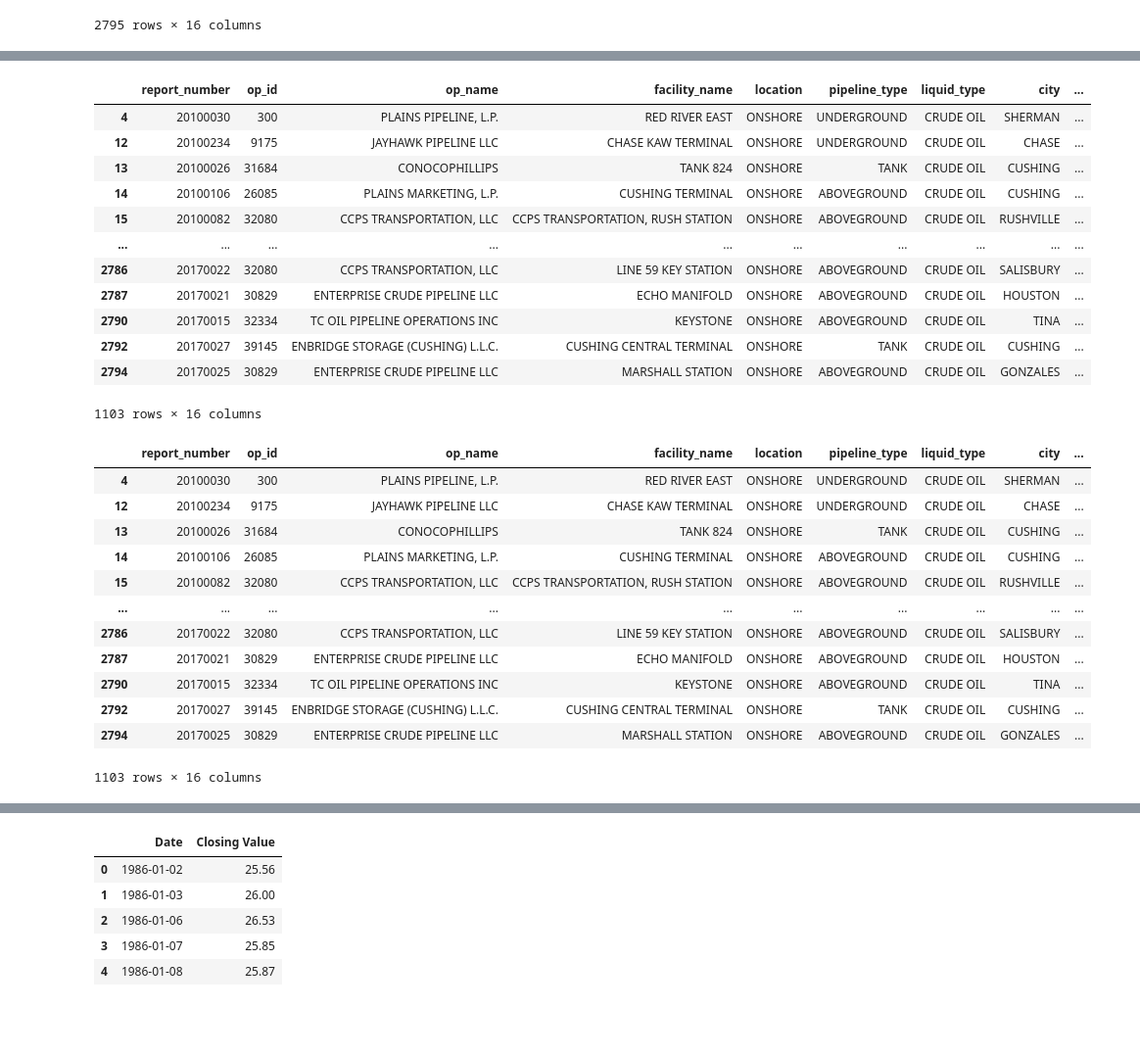
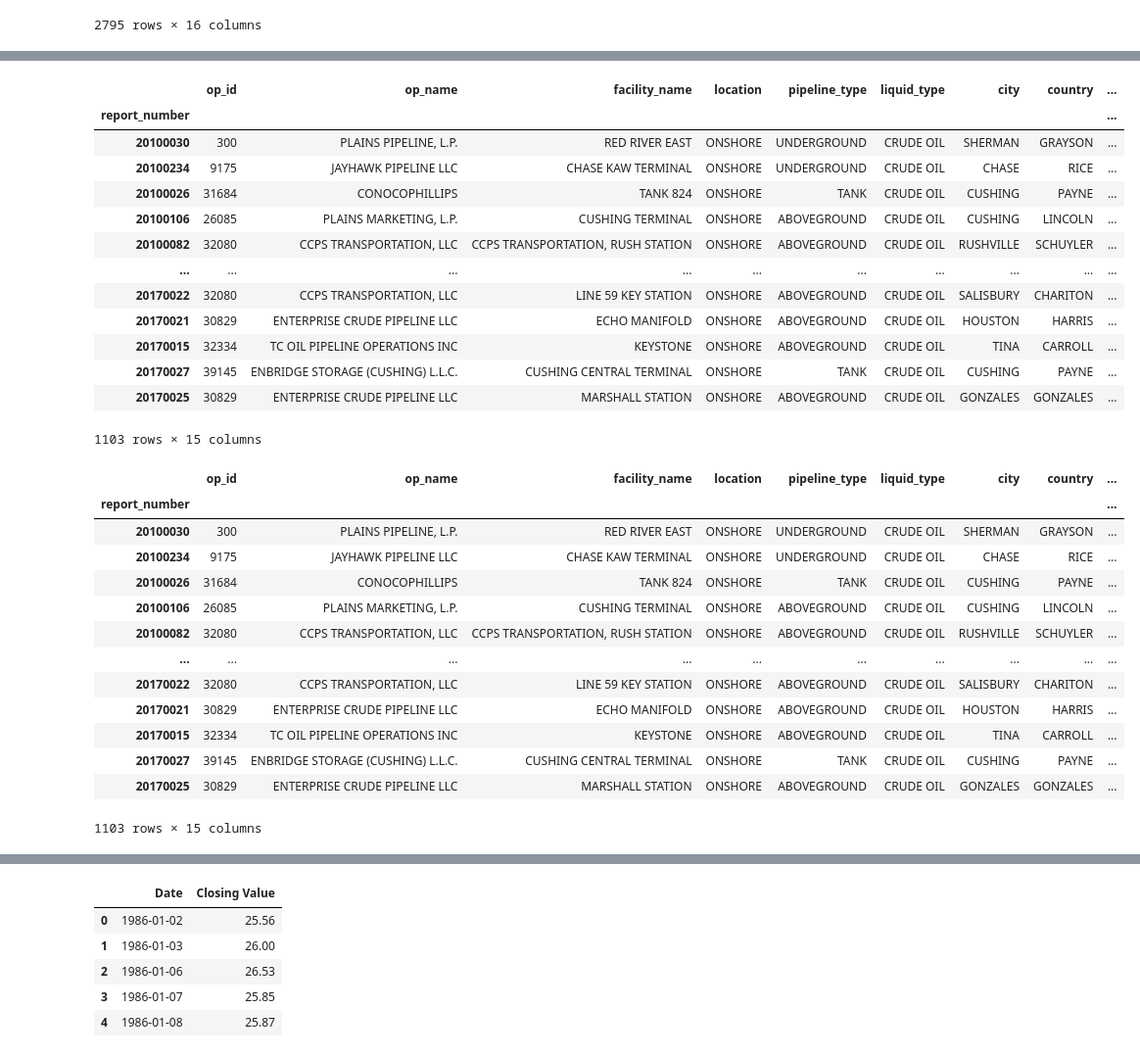
Before and after one commit to KirstieMcCown/ETL-Project, a Jupyter notebook: oil.ipynb, the cells around one changed output, grey strips where cells are left out. Shown at 98% size. Cells and saved outputs as stored; diff of their text form; code cells hidden in the pictures; blank space fills up the shorter version.

```diff
--- a/oil.ipynb
+++ b/oil.ipynb
@@ -67,5 +67,7 @@ new_accidents_df
 # Rename columns in accidents df
 new_accidents_df = new_accidents_df.rename(columns={'Report Number': 'report_number', 'Accident Date/Time' : 'accident_date', 'Operator ID' : 'op_id', 'Operator Name' : 'op_name','Pipeline/Facility Name' : 'facility_name', 'Pipeline Location' : 'location', 'Pipeline Type' : 'pipeline_type','Liquid Type' : 'liquid_type', 'Accident City' : 'city','Accident County': 'country','Accident State' : 'state', 'Cause Category' : 'cause_cat', 'Cause Subcategory' : 'cause_subcat', 'Pipeline Shutdown' : 'shutdown', 'Shutdown Date/Time' : "shut_date_time", 'Restart Date/Time' : 'restart_date_time'})
 
+new_accidents_df=new_accidents_df.set_index('report_number')
+
 new_accidents_df
 # %% [output]
@@ -188,37 +193,41 @@ cleaned_accidents["date"] = cleaned_accidents["accident_date"].str.split(expand
 cleaned_accidents = cleaned_accidents.drop(['accident_date'], axis = 1)
 cleaned_accidents
 # %% [output]
-|  | report_number | op_id | op_name | facility_name | location | pipeline_type | liquid_type | city | ... |
-| 4 | 20100030 | 300 | PLAINS PIPELINE, L.P. | RED RIVER EAST | ONSHORE | UNDERGROUND | CRUDE OIL | SHERMAN | ... |
-| 12 | 20100234 | 9175 | JAYHAWK PIPELINE LLC | CHASE KAW TERMINAL | ONSHORE | UNDERGROUND | CRUDE OIL | CHASE | ... |
-| 13 | 20100026 | 31684 | CONOCOPHILLIPS | TANK 824 | ONSHORE | TANK | CRUDE OIL | CUSHING | ... |
-| 14 | 20100106 | 26085 | PLAINS MARKETING, L.P. | CUSHING TERMINAL | ONSHORE | ABOVEGROUND | CRUDE OIL | CUSHING | ... |
-| 15 | 20100082 | 32080 | CCPS TRANSPORTATION, LLC | CCPS TRANSPORTATION, RUSH STATION | ONSHORE | ABOVEGROUND | CRUDE OIL | RUSHVILLE | ... |
+|  | op_id | op_name | facility_name | location | pipeline_type | liquid_type | city | country | ... |
+| report_number |  |  |  |  |  |  |  |  | ... |
+| 20100030 | 300 | PLAINS PIPELINE, L.P. | RED RIVER EAST | ONSHORE | UNDERGROUND | CRUDE OIL | SHERMAN | GRAYSON | ... |
+| 20100234 | 9175 | JAYHAWK PIPELINE LLC | CHASE KAW TERMINAL | ONSHORE | UNDERGROUND | CRUDE OIL | CHASE | RICE | ... |
+| 20100026 | 31684 | CONOCOPHILLIPS | TANK 824 | ONSHORE | TANK | CRUDE OIL | CUSHING | PAYNE | ... |
+| 20100106 | 26085 | PLAINS MARKETING, L.P. | CUSHING TERMINAL | ONSHORE | ABOVEGROUND | CRUDE OIL | CUSHING | LINCOLN | ... |
+| 20100082 | 32080 | CCPS TRANSPORTATION, LLC | CCPS TRANSPORTATION, RUSH STATION | ONSHORE | ABOVEGROUND | CRUDE OIL | RUSHVILLE | SCHUYLER | ... |
 | ... | ... | ... | ... | ... | ... | ... | ... | ... | ... |
-| 2786 | 20170022 | 32080 | CCPS TRANSPORTATION, LLC | LINE 59 KEY STATION | ONSHORE | ABOVEGROUND | CRUDE OIL | SALISBURY | ... |
-| 2787 | 20170021 | 30829 | ENTERPRISE CRUDE PIPELINE LLC | ECHO MANIFOLD | ONSHORE | ABOVEGROUND | CRUDE OIL | HOUSTON | ... |
-| 2790 | 20170015 | 32334 | TC OIL PIPELINE OPERATIONS INC | KEYSTONE | ONSHORE | ABOVEGROUND | CRUDE OIL | TINA | ... |
-| 2792 | 20170027 | 39145 | ENBRIDGE STORAGE (CUSHING) L.L.C. | CUSHING CENTRAL TERMINAL | ONSHORE | TANK | CRUDE OIL | CUSHING | ... |
-| 2794 | 20170025 | 30829 | ENTERPRISE CRUDE PIPELINE LLC | MARSHALL STATION | ONSHORE | ABOVEGROUND | CRUDE OIL | GONZALES | ... |
+| 20170022 | 32080 | CCPS TRANSPORTATION, LLC | LINE 59 KEY STATION | ONSHORE | ABOVEGROUND | CRUDE OIL | SALISBURY | CHARITON | ... |
+| 20170021 | 30829 | ENTERPRISE CRUDE PIPELINE LLC | ECHO MANIFOLD | ONSHORE | ABOVEGROUND | CRUDE OIL | HOUSTON | HARRIS | ... |
+| 20170015 | 32334 | TC OIL PIPELINE OPERATIONS INC | KEYSTONE | ONSHORE | ABOVEGROUND | CRUDE OIL | TINA | CARROLL | ... |
+| 20170027 | 39145 | ENBRIDGE STORAGE (CUSHING) L.L.C. | CUSHING CENTRAL TERMINAL | ONSHORE | TANK | CRUDE OIL | CUSHING | PAYNE | ... |
+| 20170025 | 30829 | ENTERPRISE CRUDE PIPELINE LLC | MARSHALL STATION | ONSHORE | ABOVEGROUND | CRUDE OIL | GONZALES | GONZALES | ... |
-1103 rows × 16 columns
+1103 rows × 15 columns
 # %%
 # Change the format of the accident date to match the oil price date
 cleaned_accidents["date"] = pd.to_datetime(cleaned_accidents["date"])
+cleaned_accidents["shut_date_time"] = pd.to_datetime(cleaned_accidents["shut_date_time"])
+cleaned_accidents["restart_date_time"] =pd.to_datetime(cleaned_accidents["restart_date_time"])
 cleaned_accidents
 # %% [output]
-|  | report_number | op_id | op_name | facility_name | location | pipeline_type | liquid_type | city | ... |
-| 4 | 20100030 | 300 | PLAINS PIPELINE, L.P. | RED RIVER EAST | ONSHORE | UNDERGROUND | CRUDE OIL | SHERMAN | ... |
-| 12 | 20100234 | 9175 | JAYHAWK PIPELINE LLC | CHASE KAW TERMINAL | ONSHORE | UNDERGROUND | CRUDE OIL | CHASE | ... |
-| 13 | 20100026 | 31684 | CONOCOPHILLIPS | TANK 824 | ONSHORE | TANK | CRUDE OIL | CUSHING | ... |
-| 14 | 20100106 | 26085 | PLAINS MARKETING, L.P. | CUSHING TERMINAL | ONSHORE | ABOVEGROUND | CRUDE OIL | CUSHING | ... |
-| 15 | 20100082 | 32080 | CCPS TRANSPORTATION, LLC | CCPS TRANSPORTATION, RUSH STATION | ONSHORE | ABOVEGROUND | CRUDE OIL | RUSHVILLE | ... |
+|  | op_id | op_name | facility_name | location | pipeline_type | liquid_type | city | country | ... |
+| report_number |  |  |  |  |  |  |  |  | ... |
+| 20100030 | 300 | PLAINS PIPELINE, L.P. | RED RIVER EAST | ONSHORE | UNDERGROUND | CRUDE OIL | SHERMAN | GRAYSON | ... |
+| 20100234 | 9175 | JAYHAWK PIPELINE LLC | CHASE KAW TERMINAL | ONSHORE | UNDERGROUND | CRUDE OIL | CHASE | RICE | ... |
+| 20100026 | 31684 | CONOCOPHILLIPS | TANK 824 | ONSHORE | TANK | CRUDE OIL | CUSHING | PAYNE | ... |
+| 20100106 | 26085 | PLAINS MARKETING, L.P. | CUSHING TERMINAL | ONSHORE | ABOVEGROUND | CRUDE OIL | CUSHING | LINCOLN | ... |
+| 20100082 | 32080 | CCPS TRANSPORTATION, LLC | CCPS TRANSPORTATION, RUSH STATION | ONSHORE | ABOVEGROUND | CRUDE OIL | RUSHVILLE | SCHUYLER | ... |
 | ... | ... | ... | ... | ... | ... | ... | ... | ... | ... |
-| 2786 | 20170022 | 32080 | CCPS TRANSPORTATION, LLC | LINE 59 KEY STATION | ONSHORE | ABOVEGROUND | CRUDE OIL | SALISBURY | ... |
-| 2787 | 20170021 | 30829 | ENTERPRISE CRUDE PIPELINE LLC | ECHO MANIFOLD | ONSHORE | ABOVEGROUND | CRUDE OIL | HOUSTON | ... |
-| 2790 | 20170015 | 32334 | TC OIL PIPELINE OPERATIONS INC | KEYSTONE | ONSHORE | ABOVEGROUND | CRUDE OIL | TINA | ... |
-| 2792 | 20170027 | 39145 | ENBRIDGE STORAGE (CUSHING) L.L.C. | CUSHING CENTRAL TERMINAL | ONSHORE | TANK | CRUDE OIL | CUSHING | ... |
-| 2794 | 20170025 | 30829 | ENTERPRISE CRUDE PIPELINE LLC | MARSHALL STATION | ONSHORE | ABOVEGROUND | CRUDE OIL | GONZALES | ... |
+| 20170022 | 32080 | CCPS TRANSPORTATION, LLC | LINE 59 KEY STATION | ONSHORE | ABOVEGROUND | CRUDE OIL | SALISBURY | CHARITON | ... |
+| 20170021 | 30829 | ENTERPRISE CRUDE PIPELINE LLC | ECHO MANIFOLD | ONSHORE | ABOVEGROUND | CRUDE OIL | HOUSTON | HARRIS | ... |
+| 20170015 | 32334 | TC OIL PIPELINE OPERATIONS INC | KEYSTONE | ONSHORE | ABOVEGROUND | CRUDE OIL | TINA | CARROLL | ... |
+| 20170027 | 39145 | ENBRIDGE STORAGE (CUSHING) L.L.C. | CUSHING CENTRAL TERMINAL | ONSHORE | TANK | CRUDE OIL | CUSHING | PAYNE | ... |
+| 20170025 | 30829 | ENTERPRISE CRUDE PIPELINE LLC | MARSHALL STATION | ONSHORE | ABOVEGROUND | CRUDE OIL | GONZALES | GONZALES | ... |
-1103 rows × 16 columns
+1103 rows × 15 columns
 # %%
 cleaned_accidents.info()
 # %% [output]
```
Also changed, not shown: parts of 13 cells of this notebook, 3 other files.
